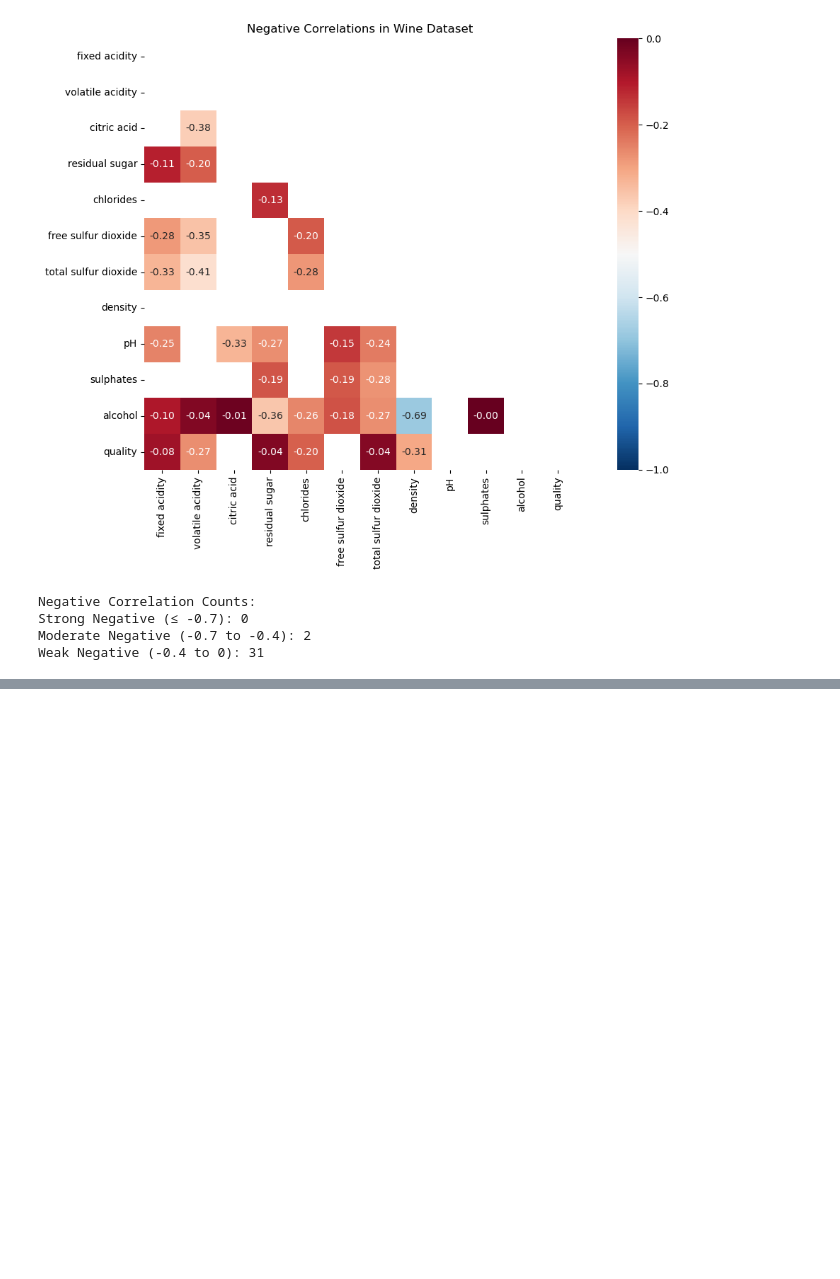
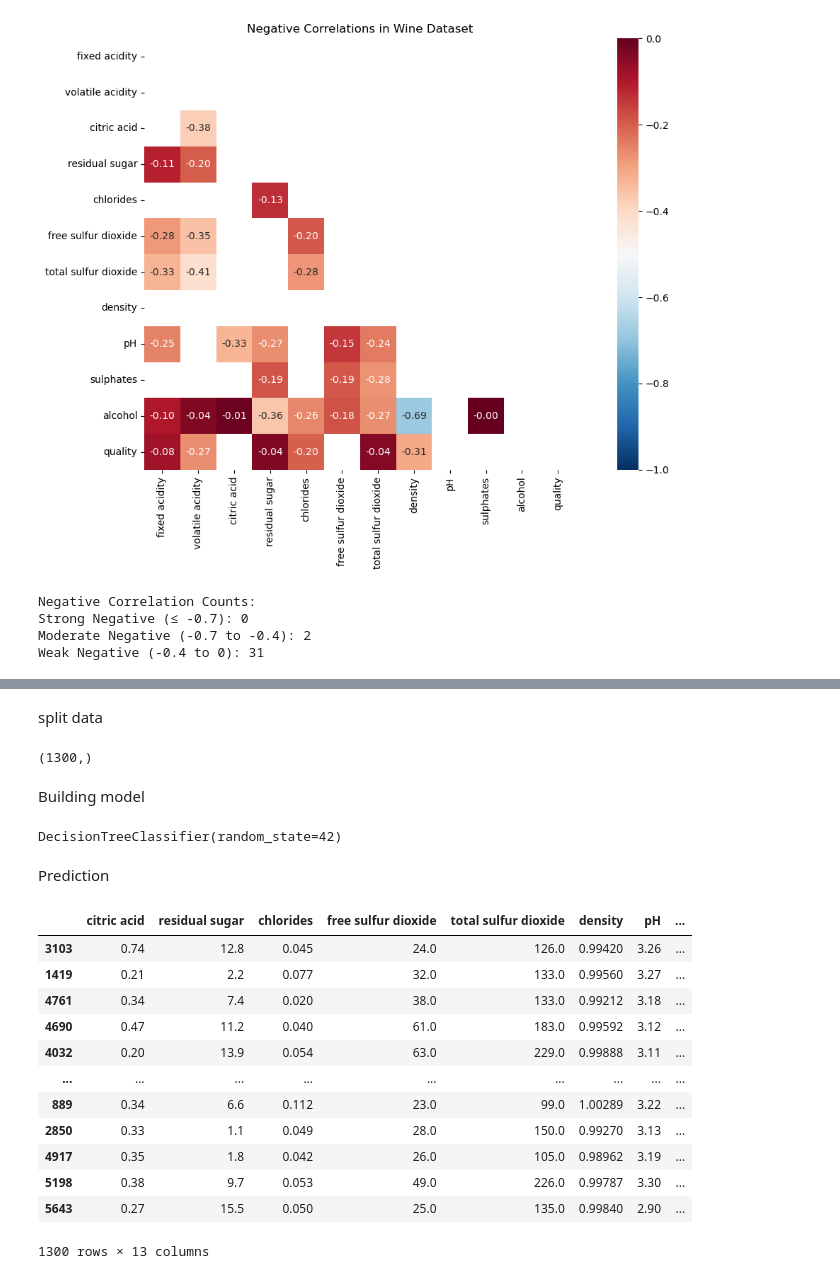
Before and after one commit to rakeshtparayil/Machine_Learning_Projects, a Jupyter notebook: Wine_Quality_ML_Prediction_DT.ipynb, the cells around one changed output, grey strips where cells are left out. Saved outputs shown, nothing was run; the diff lists cells and outputs as text; code cells hidden in the pictures; blank space fills up the shorter version.

Commit message:
Decision Tree model completed

```diff
--- a/Wine_Quality_ML_Prediction_DT.ipynb
+++ b/Wine_Quality_ML_Prediction_DT.ipynb
@@ -139,3 +139,6 @@ Negative Correlation Counts:
 Strong Negative (≤ -0.7): 0
 Moderate Negative (-0.7 to -0.4): 2
 Weak Negative (-0.4 to 0): 31
+# %%
+# Remove columns for fixed acidity and volatile acidity
+combined_wine_copy = combined_wine_copy.drop(columns=['fixed acidity', 'volatile acidity'])
@@ -141,0 +156,14 @@ Weak Negative (-0.4 to 0): 31
+# %%
+# Identifying categorical columns except 'type' since it will be our target
+cat_cols = combined_wine_copy.select_dtypes(include='object').columns
+cat_cols = [col for col in cat_cols if col != 'type']  # Exclude 'type' from encoding
+
+# Create dummy variables for categorical columns (except type)
+encoded_cols = pd.get_dummies(combined_wine_copy[cat_cols], dtype=int)
+
+# Concatenate the encoded columns with the original dataframe
+combined_wine_encoded = pd.concat([combined_wine_copy, encoded_cols], axis=1)
+
+# Drop the original categorical columns (except type)
+combined_wine_encoded = combined_wine_encoded.drop(cat_cols, axis=1)
+combined_wine_encoded.head()
@@ -141,0 +177,47 @@ Weak Negative (-0.4 to 0): 31
+# %% [markdown]
+split data
+# %%
+#importing train_test_split and GridSearchCV
+from sklearn.model_selection import train_test_split,GridSearchCV
+
+X = combined_wine_encoded.drop('type', axis=1) #features
+y = combined_wine_encoded['type'] #target
+
+#splitting the data into training and testing sets
+X_train, X_test, y_train, y_test = train_test_split(X, y, test_size=0.2, random_state=42)
+# %%
+y_test.shape
+# %% [output]
+(1300,)
+# %% [markdown]
+Building model
+# %%
+#importing decision tree classifier
+from sklearn.tree import DecisionTreeClassifier
+
+#initializing the model
+DT_model = DecisionTreeClassifier(random_state=42)
+
+#fitting the model
+DT_model.fit(X_train, y_train)
+# %% [output]
+DecisionTreeClassifier(random_state=42)
+# %% [markdown]
+Prediction
+# %%
+preds = DT_model.predict(X_test) #predicting
+X_test
+# %% [output]
+|  | citric acid | residual sugar | chlorides | free sulfur dioxide | total sulfur dioxide | density | pH | ... |
+| 3103 | 0.74 | 12.8 | 0.045 | 24.0 | 126.0 | 0.99420 | 3.26 | ... |
+| 1419 | 0.21 | 2.2 | 0.077 | 32.0 | 133.0 | 0.99560 | 3.27 | ... |
+| 4761 | 0.34 | 7.4 | 0.020 | 38.0 | 133.0 | 0.99212 | 3.18 | ... |
+| 4690 | 0.47 | 11.2 | 0.040 | 61.0 | 183.0 | 0.99592 | 3.12 | ... |
+| 4032 | 0.20 | 13.9 | 0.054 | 63.0 | 229.0 | 0.99888 | 3.11 | ... |
+| ... | ... | ... | ... | ... | ... | ... | ... | ... |
+| 889 | 0.34 | 6.6 | 0.112 | 23.0 | 99.0 | 1.00289 | 3.22 | ... |
+| 2850 | 0.33 | 1.1 | 0.049 | 28.0 | 150.0 | 0.99270 | 3.13 | ... |
+| 4917 | 0.35 | 1.8 | 0.042 | 26.0 | 105.0 | 0.98962 | 3.19 | ... |
+| 5198 | 0.38 | 9.7 | 0.053 | 49.0 | 226.0 | 0.99787 | 3.30 | ... |
+| 5643 | 0.27 | 15.5 | 0.050 | 25.0 | 135.0 | 0.99840 | 2.90 | ... |
+1300 rows × 13 columns
```
Also changed, not shown: parts of 6 cells of this notebook, 1 other file.
